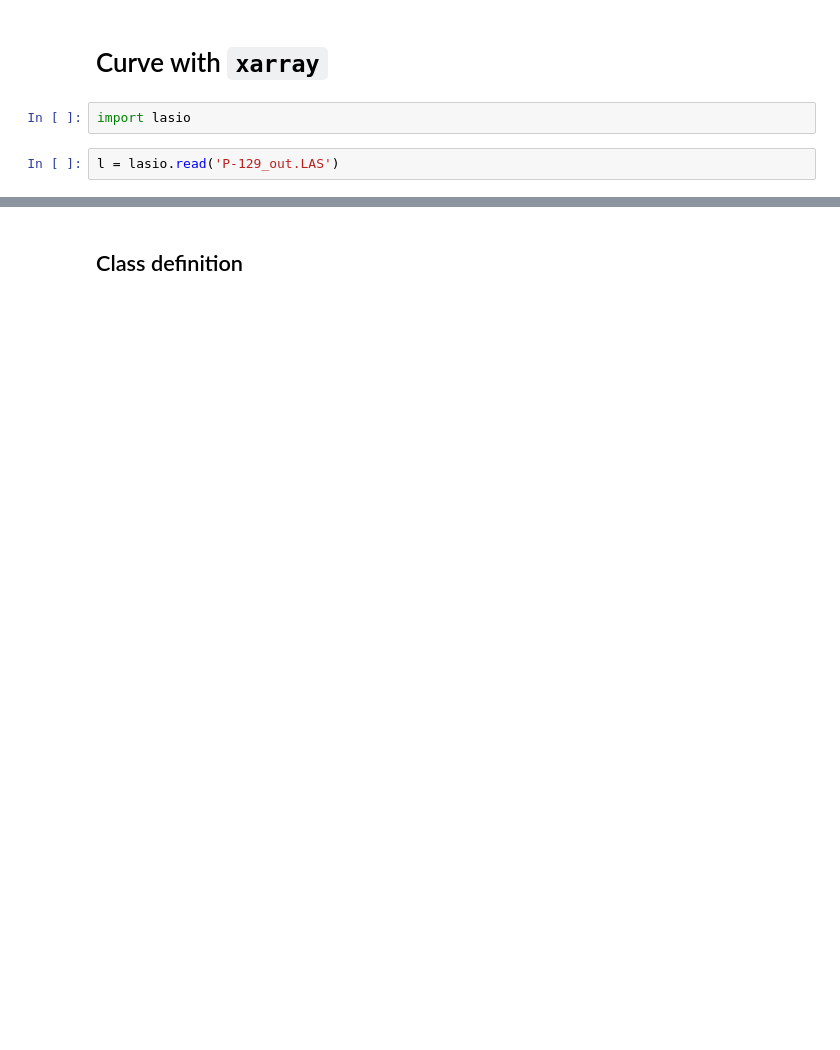
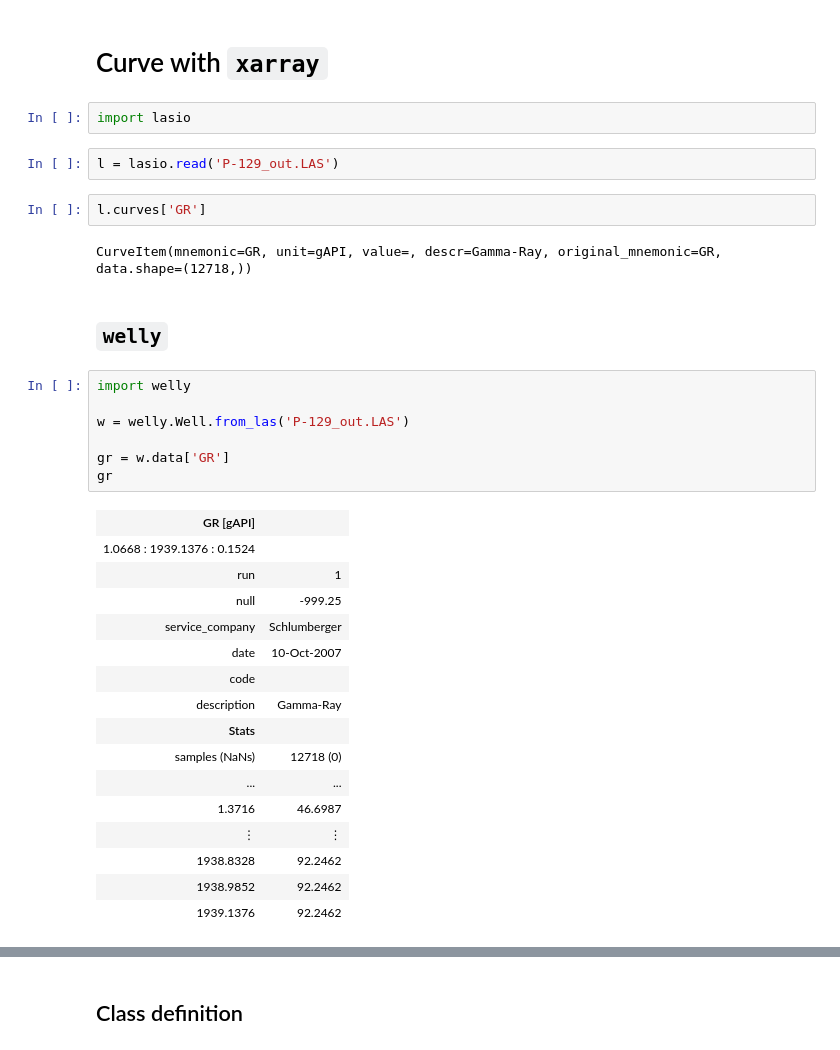
Before and after one commit to nathangeology/subsurface, a Jupyter notebook: notebooks/Curve_with_xarray_wrapper.ipynb, the cells around one changed output, grey strips where cells are left out. Cells and saved outputs as stored; diff of their text form; blank space fills up the shorter version.

```diff
--- a/notebooks/Curve_with_xarray_wrapper.ipynb
+++ b/notebooks/Curve_with_xarray_wrapper.ipynb
@@ -4,3 +6,33 @@
 import lasio
 # %%
 l = lasio.read('P-129_out.LAS')
+# %%
+l.curves['GR']
+# %% [output]
+CurveItem(mnemonic=GR, unit=gAPI, value=, descr=Gamma-Ray, original_mnemonic=GR, data.shape=(12718,))
+# %% [markdown]
+## `welly`
+# %%
+import welly
+
+w = welly.Well.from_las('P-129_out.LAS')
+
+gr = w.data['GR']
+gr
+# %% [output]
+| GR [gAPI] |  |
+| 1.0668 : 1939.1376 : 0.1524 |  |
+| run | 1 |
+| null | -999.25 |
+| service_company | Schlumberger |
+| date | 10-Oct-2007 |
+| code |  |
+| description | Gamma-Ray |
+| Stats |  |
+| samples (NaNs) | 12718 (0) |
+| ... | ... |
+| 1.3716 | 46.6987 |
+| ⋮ | ⋮ |
+| 1938.8328 | 92.2462 |
+| 1938.9852 | 92.2462 |
+| 1939.1376 | 92.2462 |
```
Also changed, not shown: parts of 17 cells of this notebook, 1 other file.
